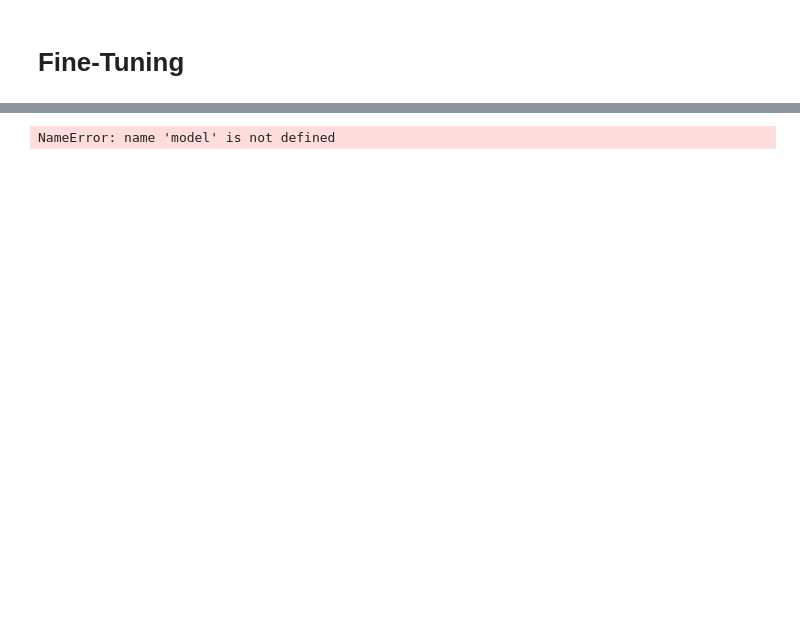
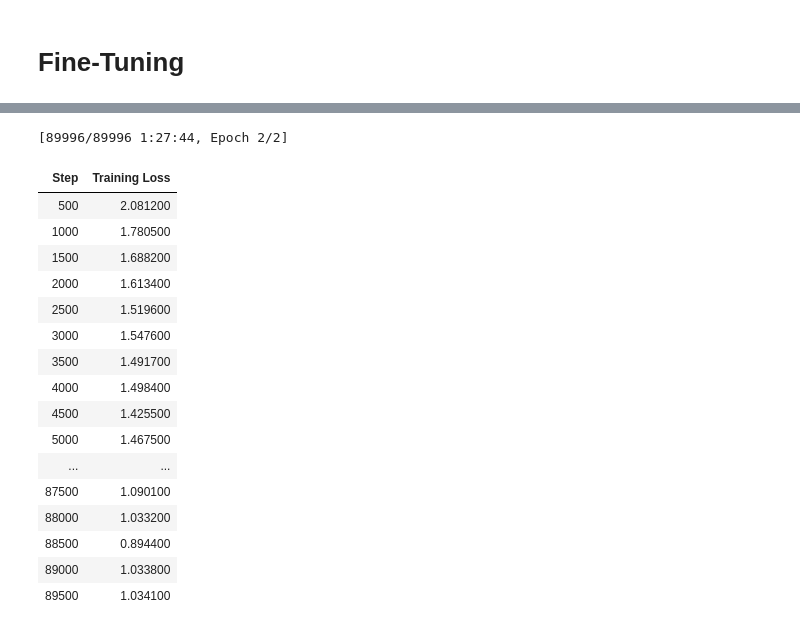
Before and after one commit to LucasColas/CNN-vs-ViT, a Jupyter notebook: ViT.ipynb, the cells around one changed output, grey strips where cells are left out. Cells and saved outputs as stored; diff of their text form; code cells hidden in the pictures; blank space fills up the shorter version.

```diff
--- a/ViT.ipynb
+++ b/ViT.ipynb
@@ -111,3 +112,12 @@ To authenticate with the Hugging Face Hub, create a token in your settings tab (
 You will be able to reuse this secret in all of your notebooks.
 Please note that authentication is recommended but still optional to access public models or datasets.
   warnings.warn(
+# %%
+from transformers import ViTConfig, ViTModel, ViTForImageClassification
+from medmnist import INFO, Evaluator
+
+configuration = ViTConfig(image_size=28, num_labels=len(INFO["pathmnist"]['label']))
+model = ViTForImageClassification(configuration)
+configuration = model.config
+
+configuration
@@ -125,21 +153,19 @@ currently testing for pathmnist images since they already have images of 3 dimen
 # Fix Memory on Colab (before relying on Pro tier memory)
 from torch.utils.data import DataLoader
 
-BATCH_SIZE = 16 # Changed from 64 to help use less GPU
+BATCH_SIZE = 64 # Changed from 64 to help use less GPU
 
 data_transform = transforms.Compose([
     transforms.ToTensor(),
     transforms.Normalize(mean=[.5], std=[.5])
 ])
 
-train_dataset = CustomPathMNIST(split="train", transform=data_transform, size=224, download=True)
-test_dataset = CustomPathMNIST(split="test", transform=data_transform, size=224, download=True)
-val_dataset = CustomPathMNIST(split="val", transform=data_transform, size=224, download=True)
+train_dataset = CustomPathMNIST(split="train", transform=data_transform, size=28, download=True)
+test_dataset = CustomPathMNIST(split="test", transform=data_transform, size=28, download=True)
+val_dataset = CustomPathMNIST(split="val", transform=data_transform, size=28, download=True)
 
-train_indices = list(range(0, 0.5*len(train_dataset), 2))
-train_subset_dataset = torch.utils.data.Subset(train_dataset, train_indices)
 
-train_dataloader = DataLoader(train_subset_dataset, batch_size=BATCH_SIZE, shuffle=True)
+train_dataloader = DataLoader(train_dataset, batch_size=BATCH_SIZE, shuffle=True)
 test_dataloader = DataLoader(test_dataset, batch_size=BATCH_SIZE, shuffle=True)
 val_dataloader = DataLoader(val_dataset, batch_size=BATCH_SIZE, shuffle=True)
 # %%
@@ -169,3 +195,11 @@ Label: tensor([2])
 # Configure dataloaders/datasets to be in supported format for fine-tuning (fix error in trainer)
 # %% [markdown]
 # Fine-Tuning
+# %%
+import numpy as np
+from evaluate import load
+
+metric = load("accuracy")
+
+def compute_metrics(p):
+    return metric.compute(predictions=np.argmax(p.predictions, axis=1), references=p.label_ids)
@@ -180,7 +220,9 @@ trainig_arguments = TrainingArguments(
     per_device_train_batch_size=2,
     per_device_eval_batch_size=2,
     warmup_ratio = 0.2,
-    save_strategy="epoch"
+    save_strategy="epoch",
+    #save_steps=10000,
+    report_to="none"
 
 )
 # %%
@@ -189,10 +231,29 @@ os.environ["WANDB_DISABLED"] = "true"
 # %%
 trainer = Trainer(
     model=model,
+    args=trainig_arguments,
     train_dataset=train_dataset,
     eval_dataset=val_dataset,
+    compute_metrics=compute_metrics,
 )
 
 train_results = trainer.train()
 # %% [output]
-NameError: name 'model' is not defined
+[89996/89996 1:27:44, Epoch 2/2]
+| Step | Training Loss |
+| 500 | 2.081200 |
+| 1000 | 1.780500 |
+| 1500 | 1.688200 |
+| 2000 | 1.613400 |
+| 2500 | 1.519600 |
+| 3000 | 1.547600 |
+| 3500 | 1.491700 |
+| 4000 | 1.498400 |
+| 4500 | 1.425500 |
+| 5000 | 1.467500 |
+| ... | ... |
+| 87500 | 1.090100 |
+| 88000 | 1.033200 |
+| 88500 | 0.894400 |
+| 89000 | 1.033800 |
+| 89500 | 1.034100 |
```
Also changed, not shown: parts of 13 cells of this notebook.
